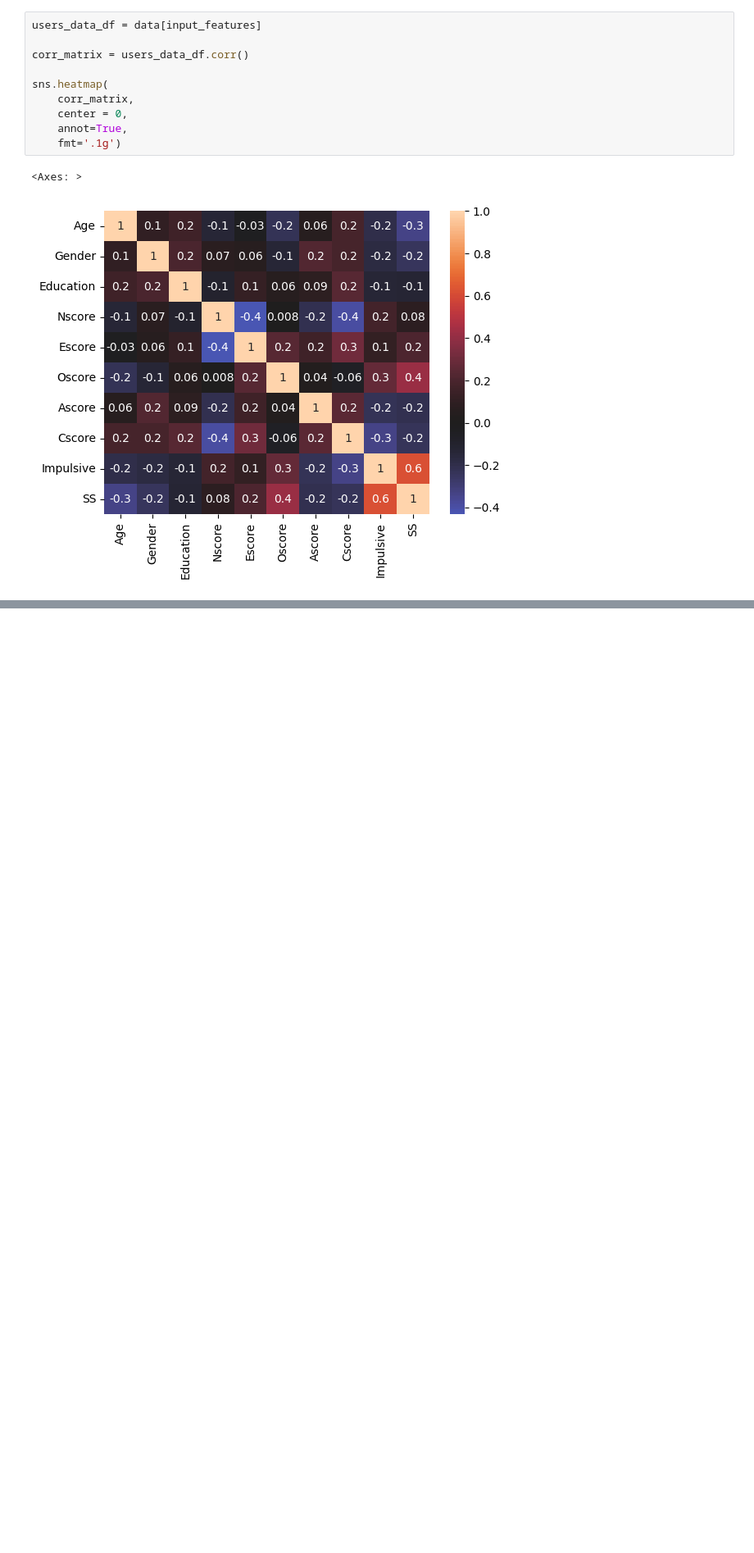
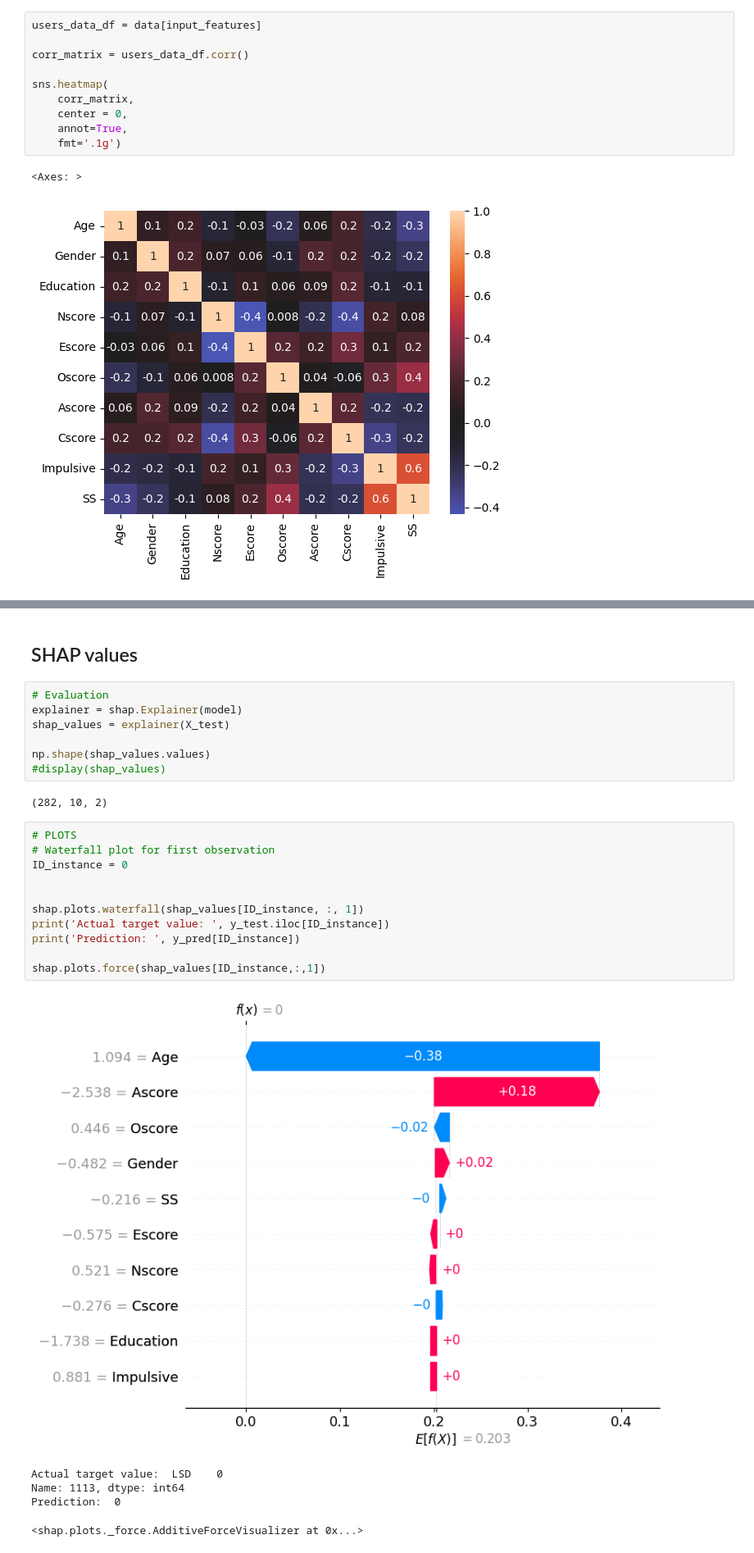
Before and after one commit to salleo0/Project_StatML, a Jupyter notebook: PROJECT_STATML.ipynb, the cells around one changed output, grey strips where cells are left out. Shown: that part at 82% size. Saved outputs shown, nothing was run; the diff lists cells and outputs as text; blank space fills up the shorter version.

```diff
--- a/PROJECT_STATML.ipynb
+++ b/PROJECT_STATML.ipynb
@@ -177,0 +349,28 @@ model = DecisionTreeClassifier(max_depth=4)
+# %% [markdown]
+## SHAP values
+# %%
+# Evaluation
+explainer = shap.Explainer(model)
+shap_values = explainer(X_test)
+
+np.shape(shap_values.values)
+#display(shap_values)
+# %% [output]
+(282, 10, 2)
+# %%
+# PLOTS
+# Waterfall plot for first observation
+ID_instance = 0
+
+
+shap.plots.waterfall(shap_values[ID_instance, :, 1])
+print('Actual target value: ', y_test.iloc[ID_instance])
+print('Prediction: ', y_pred[ID_instance])
+
+shap.plots.force(shap_values[ID_instance,:,1])
+# %% [output]
+[figure, added]
+Actual target value:  LSD    0
+Name: 1113, dtype: int64
+Prediction:  0
+<shap.plots._force.AdditiveForceVisualizer at 0x...>
```
Also changed, not shown: parts of 11 cells of this notebook.
